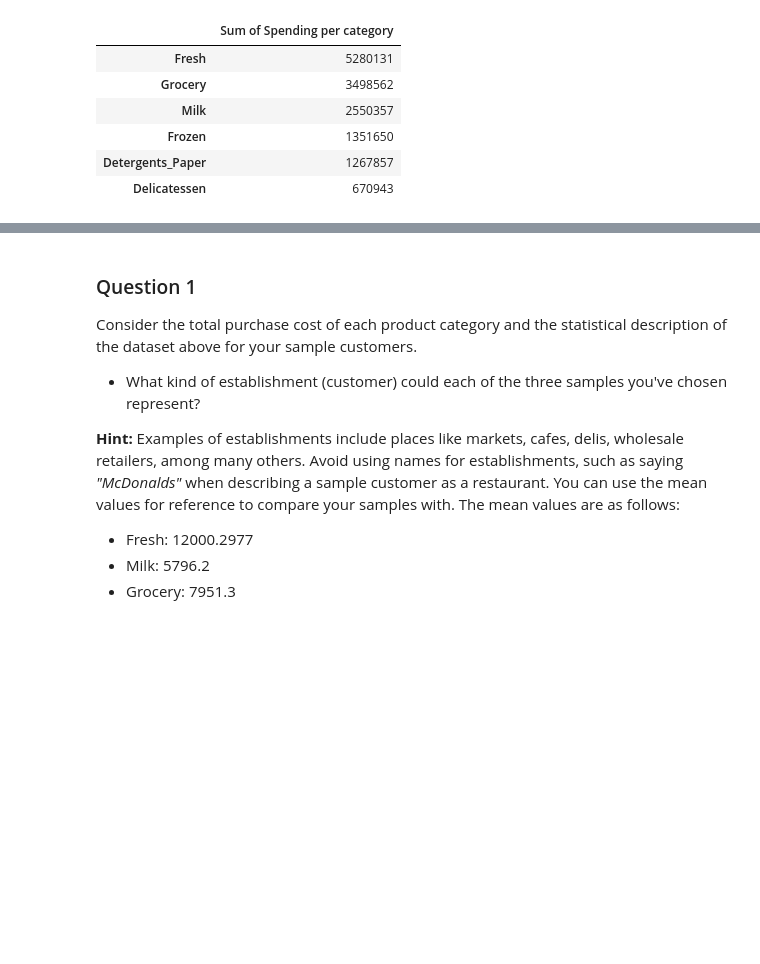
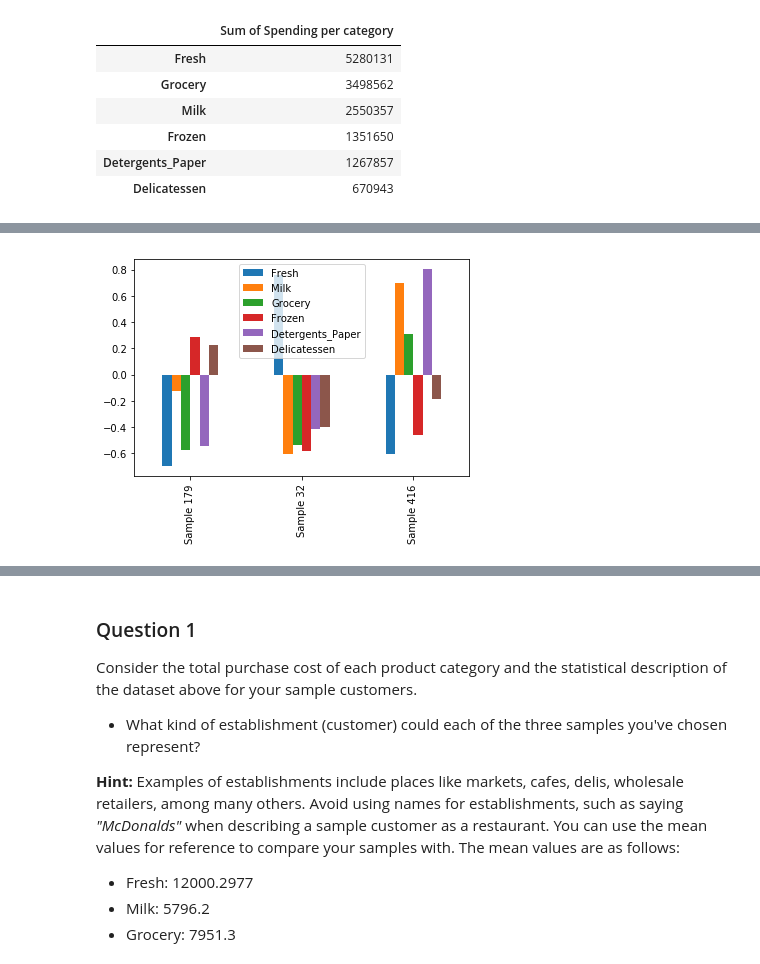
Before and after one commit to aberenyi73/machine-learning, a Jupyter notebook: projects/customer_segments/customer_segments.ipynb, the cells around one changed output, grey strips where cells are left out. Saved outputs shown, nothing was run; the diff lists cells and outputs as text; code cells hidden in the pictures; blank space fills up the shorter version.

```diff
--- a/projects/customer_segments/customer_segments.ipynb
+++ b/projects/customer_segments/customer_segments.ipynb
@@ -165,0 +181,12 @@ Chosen samples of wholesale customers dataset:
+# %%
+import matplotlib.pyplot as plt
+import seaborn as sns
+
+samples_for_plot = samples.copy()
+samples_for_plot = (samples_for_plot - data.mean())/data.std()
+
+labels = ["Sample {}".format(i) for i in samples.index]
+samples_for_plot.plot(kind='bar')
+_ = plt.xticks(range(3), labels)
+# %% [output]
+[figure, added]
```
Also changed, not shown: parts of 18 cells of this notebook, 1 other file.
